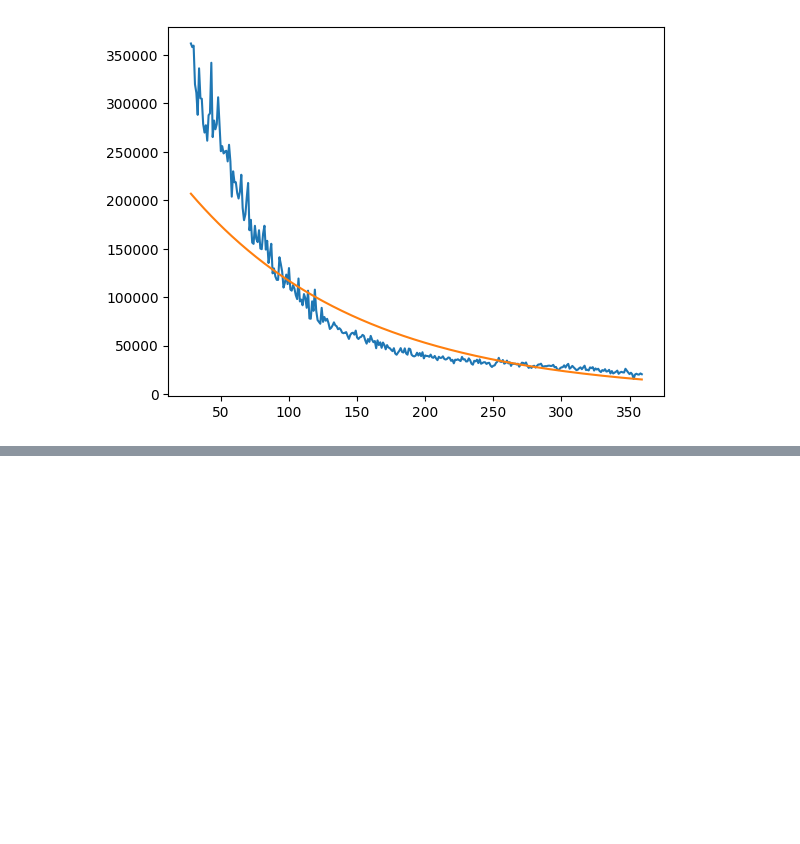
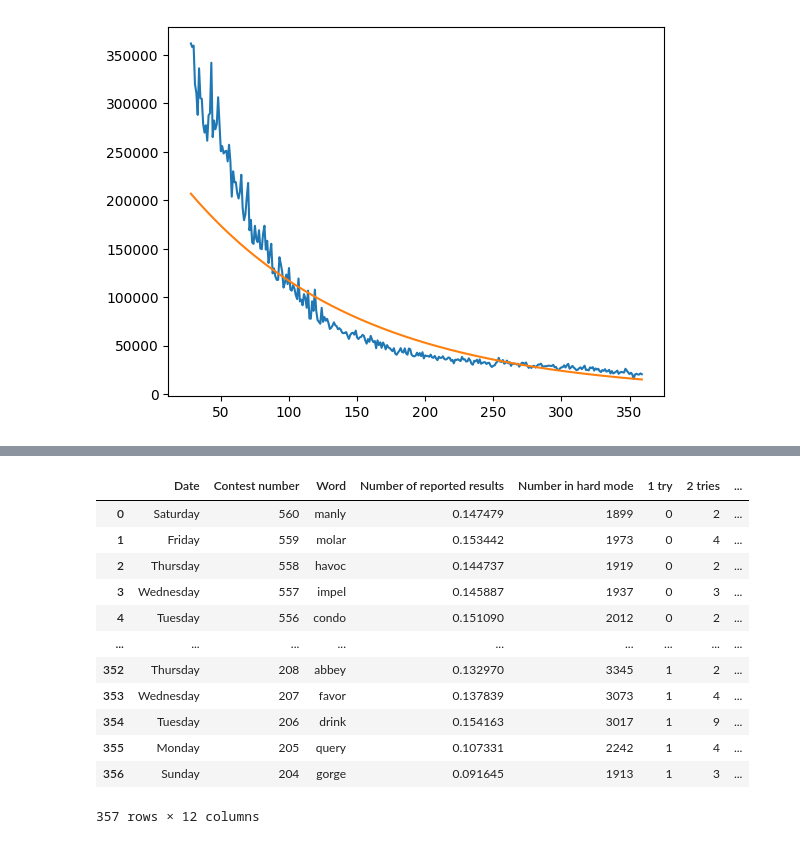
Before and after one commit to hasithv/COMAP-2023, a Jupyter notebook: time_regression.ipynb, the cells around one changed output, grey strips where cells are left out. Saved outputs shown, nothing was run; the diff lists cells and outputs as text; code cells hidden in the pictures; blank space fills up the shorter version.

```diff
--- a/time_regression.ipynb
+++ b/time_regression.ipynb
@@ -52,0 +85,16 @@ array([-7.93517440e-03,  1.24617261e+01])
+# %%
+data
+# %% [output]
+|  | Date | Contest number | Word | Number of reported results | Number in hard mode | 1 try | 2 tries | ... |
+| 0 | Saturday | 560 | manly | 0.147479 | 1899 | 0 | 2 | ... |
+| 1 | Friday | 559 | molar | 0.153442 | 1973 | 0 | 4 | ... |
+| 2 | Thursday | 558 | havoc | 0.144737 | 1919 | 0 | 2 | ... |
+| 3 | Wednesday | 557 | impel | 0.145887 | 1937 | 0 | 3 | ... |
+| 4 | Tuesday | 556 | condo | 0.151090 | 2012 | 0 | 2 | ... |
+| ... | ... | ... | ... | ... | ... | ... | ... | ... |
+| 352 | Thursday | 208 | abbey | 0.132970 | 3345 | 1 | 2 | ... |
+| 353 | Wednesday | 207 | favor | 0.137839 | 3073 | 1 | 4 | ... |
+| 354 | Tuesday | 206 | drink | 0.154163 | 3017 | 1 | 9 | ... |
+| 355 | Monday | 205 | query | 0.107331 | 2242 | 1 | 4 | ... |
+| 356 | Sunday | 204 | gorge | 0.091645 | 1913 | 1 | 3 | ... |
+357 rows × 12 columns
```
Also changed, not shown: parts of 9 cells of this notebook, 1 other file.
